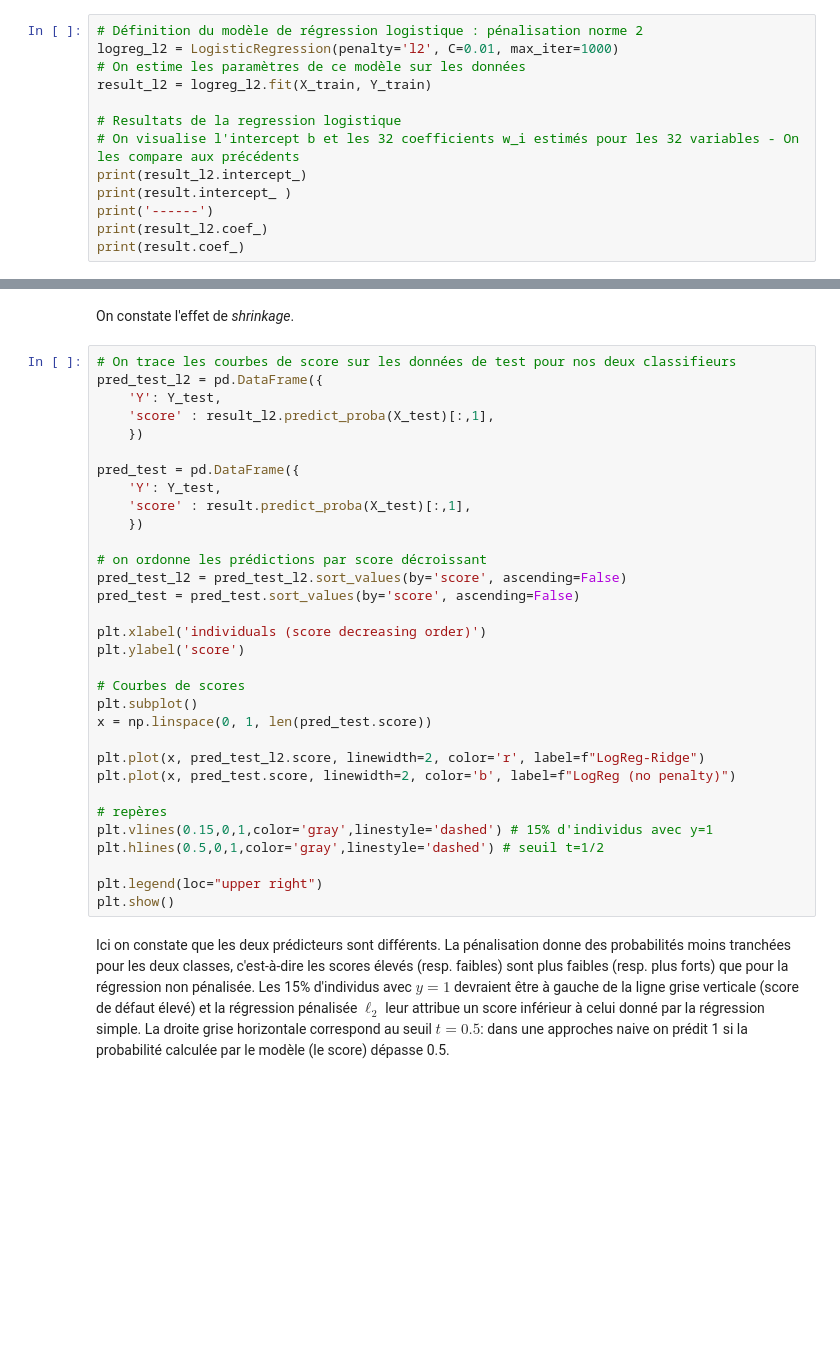
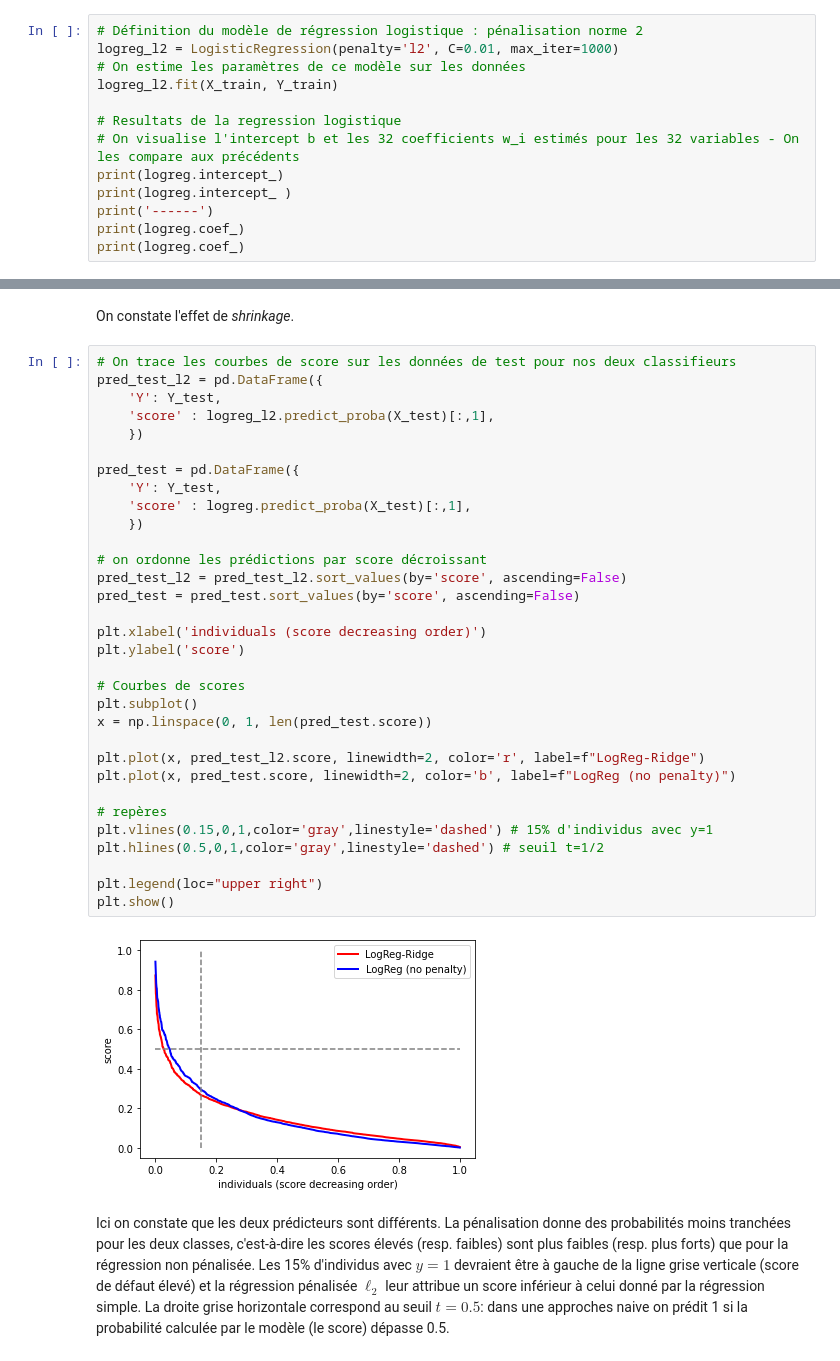
Before and after one commit to tabea17/formationCNRSdeepLearning, a Jupyter notebook: day1_Logistic_Regression_credit_score.ipynb, the cells around one changed output, grey strips where cells are left out. Cells and saved outputs as stored; diff of their text form; blank space fills up the shorter version.

```diff
--- a/day1_Logistic_Regression_credit_score.ipynb
+++ b/day1_Logistic_Regression_credit_score.ipynb
@@ -329,12 +499,12 @@ Dans cette partie, on va utiliser une pénalité en norme 2 (dite $\ell_2$ ou Ri
 # Définition du modèle de régression logistique : pénalisation norme 2
 logreg_l2 = LogisticRegression(penalty='l2', C=0.01, max_iter=1000)
 # On estime les paramètres de ce modèle sur les données
-result_l2 = logreg_l2.fit(X_train, Y_train)
+logreg_l2.fit(X_train, Y_train)
 
 # Resultats de la regression logistique
 # On visualise l'intercept b et les 32 coefficients w_i estimés pour les 32 variables - On les compare aux précédents
-print(result_l2.intercept_)
-print(result.intercept_ )
+print(logreg.intercept_)
+print(logreg.intercept_ )
 print('------')
-print(result_l2.coef_)
-print(result.coef_)
+print(logreg.coef_)
+print(logreg.coef_)
@@ -367,35 +555,37 @@ On constate l'effet de *shrinkage*.
 # %%
 # On trace les courbes de score sur les données de test pour nos deux classifieurs
 pred_test_l2 = pd.DataFrame({
     'Y': Y_test,
-    'score' : result_l2.predict_proba(X_test)[:,1],
+    'score' : logreg_l2.predict_proba(X_test)[:,1],
     })
 
 pred_test = pd.DataFrame({
     'Y': Y_test,
-    'score' : result.predict_proba(X_test)[:,1],
+    'score' : logreg.predict_proba(X_test)[:,1],
     })
 
 # on ordonne les prédictions par score décroissant
 pred_test_l2 = pred_test_l2.sort_values(by='score', ascending=False)
 pred_test = pred_test.sort_values(by='score', ascending=False)
 
 plt.xlabel('individuals (score decreasing order)')
 plt.ylabel('score')
 
 # Courbes de scores
 plt.subplot()
 x = np.linspace(0, 1, len(pred_test.score))
 
 plt.plot(x, pred_test_l2.score, linewidth=2, color='r', label=f"LogReg-Ridge")
 plt.plot(x, pred_test.score, linewidth=2, color='b', label=f"LogReg (no penalty)")
 
 # repères
 plt.vlines(0.15,0,1,color='gray',linestyle='dashed') # 15% d'individus avec y=1
 plt.hlines(0.5,0,1,color='gray',linestyle='dashed') # seuil t=1/2
 
 plt.legend(loc="upper right")
 plt.show()
+# %% [output]
+[figure, added]
 # %% [markdown]
 Ici on constate que les deux prédicteurs sont différents. La pénalisation donne des probabilités moins tranchées pour les deux classes, c'est-à-dire les scores élevés (resp. faibles) sont plus faibles (resp. plus forts) que pour la régression non pénalisée. Les 15% d'individus avec $y=1$ devraient être à gauche de la ligne grise verticale (score de défaut élevé) et la régression pénalisée $\ell_2$ leur attribue un score inférieur à celui donné par la régression simple. La droite grise horizontale correspond au seuil $t=0.5$: dans une approches naive on prédit 1 si la probabilité calculée par le modèle (le score) dépasse 0.5.
 # %%
```
Also changed, not shown: parts of 44 cells of this notebook, 2 other files.
